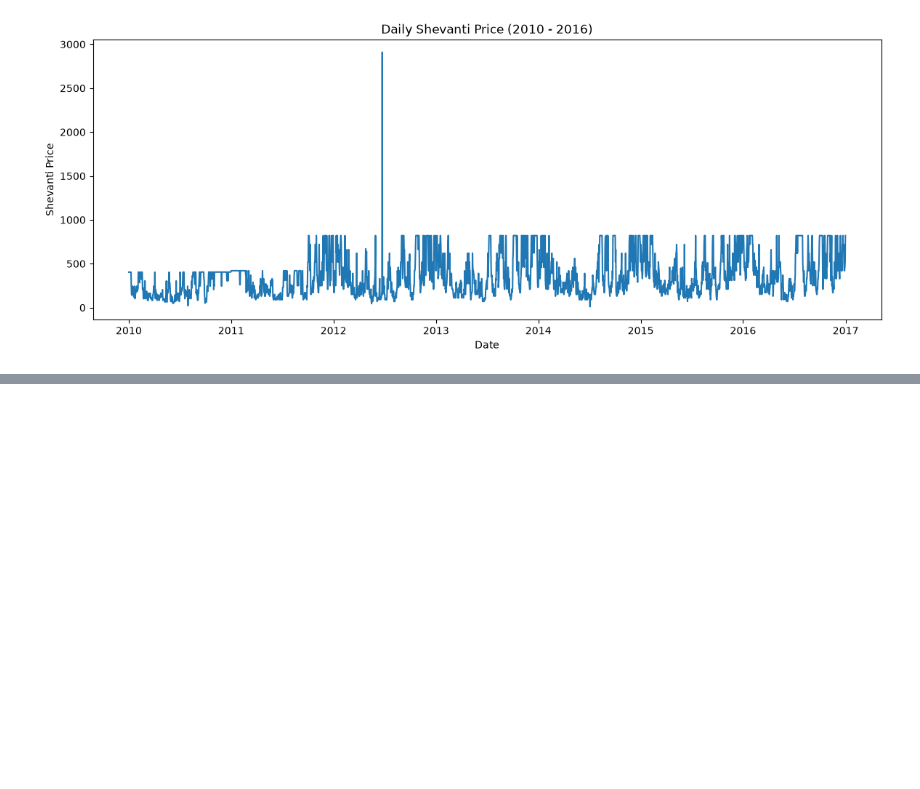
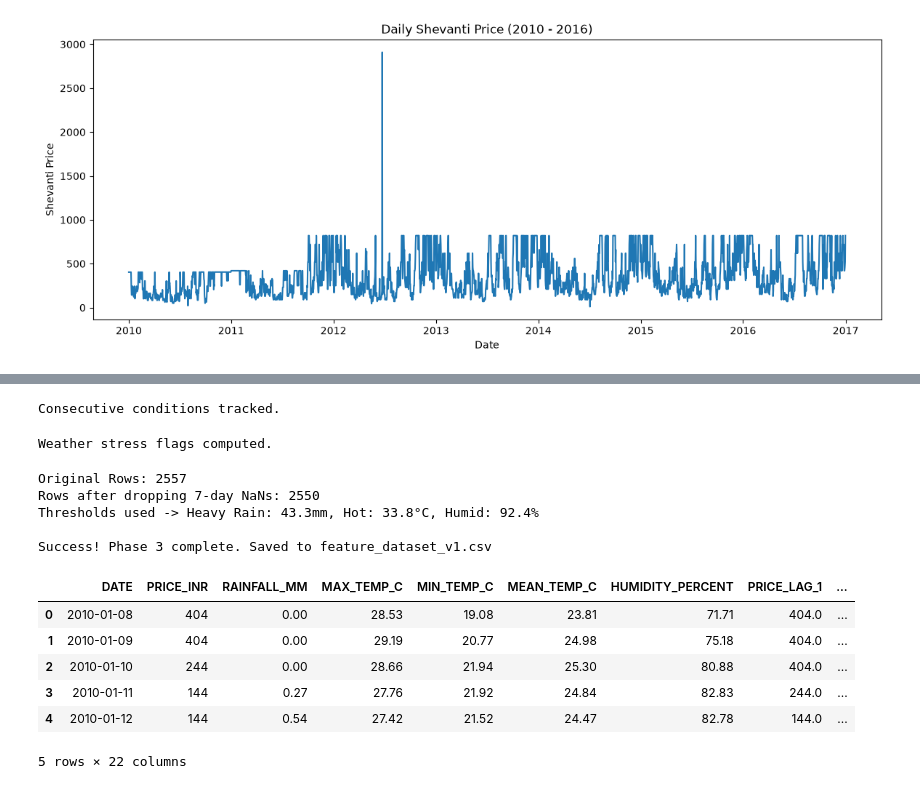
Before and after one commit to prateekP1906/mini-project-forticulture, a Jupyter notebook: build_master_data.ipynb, the cells around one changed output, grey strips where cells are left out. Saved outputs shown, nothing was run; the diff lists cells and outputs as text; code cells hidden in the pictures; blank space fills up the shorter version.

```diff
--- a/build_master_data.ipynb
+++ b/build_master_data.ipynb
@@ -103,0 +162,9 @@ plt.show()
+# %%
+# ==========================================
+# 3. ACCUMULATED RAINFALL
+# ==========================================
+# Rolling sums representing sustained weather conditions
+df['RAIN_3D_SUM'] = df['RAINFALL_MM'].rolling(window=3).sum().shift(1)
+df['RAIN_7D_SUM'] = df['RAINFALL_MM'].rolling(window=7).sum().shift(1)
+
+print("Accumulated rainfall features created.")
@@ -103,0 +173,70 @@ plt.show()
+# %%
+# ==========================================
+# 4. CONSECUTIVE CONDITIONS
+# ==========================================
+# Define a "Rainy Day" as > 1mm of rain
+is_rainy = df['RAINFALL_MM'] > 1.0
+
+# Calculate the streak of rainy days
+# The cumsum logic creates a unique ID for each block of True/False values
+df['CONSEC_RAIN_DAYS'] = is_rainy.groupby((is_rainy != is_rainy.shift()).cumsum()).cumcount() + 1
+df['CONSEC_RAIN_DAYS'] = df['CONSEC_RAIN_DAYS'] * is_rainy # Keep count only if it is actually raining
+
+# Shift by 1 so the model predicts today based on yesterday's streak
+df['CONSEC_RAIN_DAYS_LAG1'] = df['CONSEC_RAIN_DAYS'].shift(1)
+
+# Drop the un-shifted column immediately to prevent data leakage
+df = df.drop(columns=['CONSEC_RAIN_DAYS'])
+
+print("Consecutive conditions tracked.")
+# %% [output]
+Consecutive conditions tracked.
+# %%
+# ==========================================
+# 5. WEATHER STRESS FLAGS (Event-Style)
+# ==========================================
+# Find statistical thresholds from the historical data
+heavy_rain_threshold = df[df['RAINFALL_MM'] > 0]['RAINFALL_MM'].quantile(0.90) # Top 10% of rainy days
+hot_temp_threshold = df['MAX_TEMP_C'].quantile(0.95)                           # Top 5% hottest days
+humid_threshold = df['HUMIDITY_PERCENT'].quantile(0.95)                        # Top 5% most humid days
+
+# Create binary flags (1 = Yes, 0 = No) and shift them to yesterday
+df['FLAG_HEAVY_RAIN'] = (df['RAINFALL_MM'] >= heavy_rain_threshold).astype(int).shift(1)
+df['FLAG_HOT_DAY'] = (df['MAX_TEMP_C'] >= hot_temp_threshold).astype(int).shift(1)
+df['FLAG_HUMID_DAY'] = (df['HUMIDITY_PERCENT'] >= humid_threshold).astype(int).shift(1)
+
+print("Weather stress flags computed.")
+# %% [output]
+Weather stress flags computed.
+# %%
+# ==========================================
+# 6. CLEAN UP & SAVE
+# ==========================================
+# Because we looked 7 days into the past (PRICE_LAG_7), the first 7 rows of our
+# dataset now have NaN (blank) values. We must drop them so the ML models don't crash.
+df_features = df.dropna().reset_index(drop=True)
+
+print(f"Original Rows: {len(df)}")
+print(f"Rows after dropping 7-day NaNs: {len(df_features)}")
+print(f"Thresholds used -> Heavy Rain: {heavy_rain_threshold:.1f}mm, Hot: {hot_temp_threshold:.1f}°C, Humid: {humid_threshold:.1f}%")
+
+# Save to a new Phase 3 dataset
+output_file = "feature_dataset_v1.csv"
+df_features.to_csv(output_file, index=False)
+print(f"\nSuccess! Phase 3 complete. Saved to {output_file}")
+
+# Display the first 5 rows to verify visually
+df_features.head()
+# %% [output]
+Original Rows: 2557
+Rows after dropping 7-day NaNs: 2550
+Thresholds used -> Heavy Rain: 43.3mm, Hot: 33.8°C, Humid: 92.4%
+
+Success! Phase 3 complete. Saved to feature_dataset_v1.csv
+|  | DATE | PRICE_INR | RAINFALL_MM | MAX_TEMP_C | MIN_TEMP_C | MEAN_TEMP_C | HUMIDITY_PERCENT | PRICE_LAG_1 | ... |
+| 0 | 2010-01-08 | 404 | 0.00 | 28.53 | 19.08 | 23.81 | 71.71 | 404.0 | ... |
+| 1 | 2010-01-09 | 404 | 0.00 | 29.19 | 20.77 | 24.98 | 75.18 | 404.0 | ... |
+| 2 | 2010-01-10 | 244 | 0.00 | 28.66 | 21.94 | 25.30 | 80.88 | 404.0 | ... |
+| 3 | 2010-01-11 | 144 | 0.27 | 27.76 | 21.92 | 24.84 | 82.83 | 244.0 | ... |
+| 4 | 2010-01-12 | 144 | 0.54 | 27.42 | 21.52 | 24.47 | 82.78 | 144.0 | ... |
+5 rows × 22 columns
```
Also changed, not shown: parts of 6 cells of this notebook, 3 other files.
